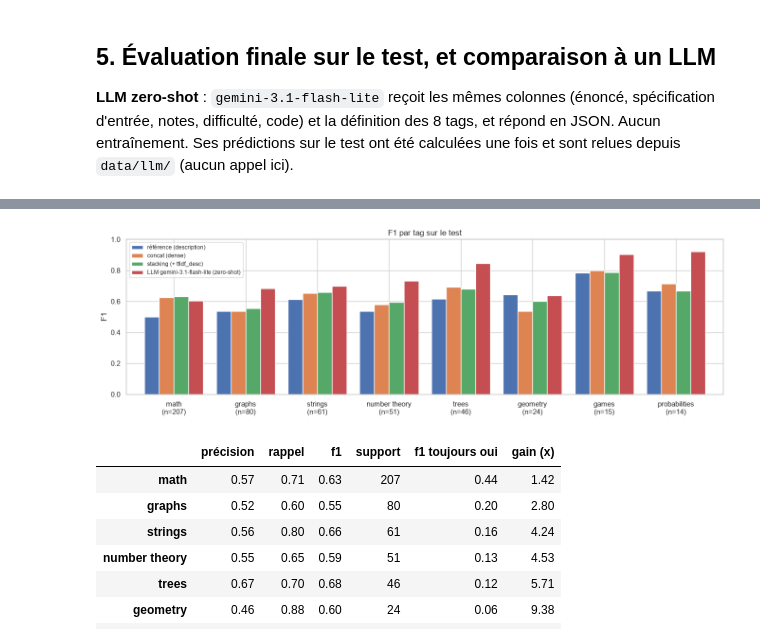
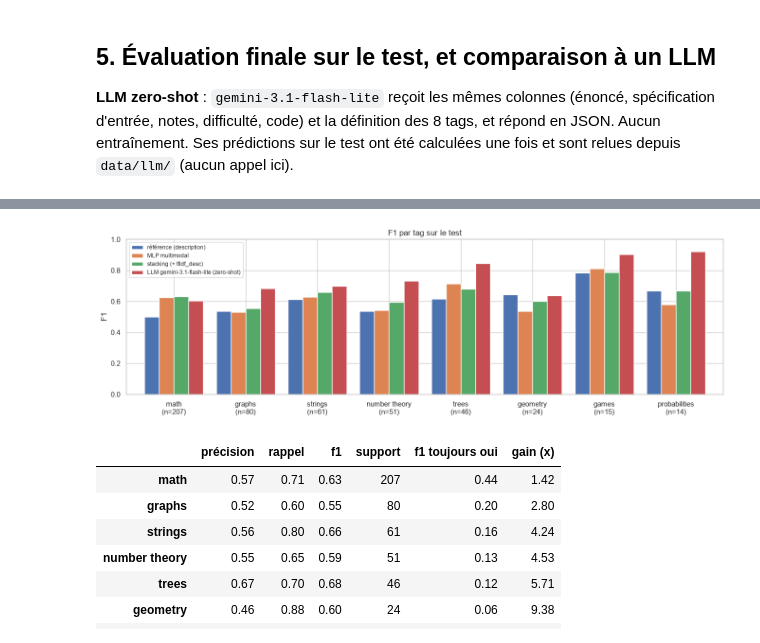
Before and after one commit to ramzinaji/illuin-test, a Jupyter notebook: notebooks_prod/04_multimodal_and_results.ipynb, the cells around one changed output, grey strips where cells are left out. Saved outputs shown, nothing was run; the diff lists cells and outputs as text; code cells hidden in the pictures.

Commit message:
docs(notebooks): add multimodal MLP to 04 and drop BERTopic from 02

```diff
--- a/notebooks_prod/04_multimodal_and_results.ipynb
+++ b/notebooks_prod/04_multimodal_and_results.ipynb
@@ -369,0 +464,23 @@ Variante retenue : + tfidf_desc
+# %%
+start = time.perf_counter()
+mlp_grid = pd.DataFrame(
+    {wd: cross_val_macro_ap(MultimodalMLP(DENSE_BLOCKS, weight_decay=wd)) for wd in (0.3, 1.0, 3.0)},
+    index=["cv_macro_ap", "cv_std"],
+).T.rename_axis("weight_decay")
+BEST_MLP_WD = mlp_grid["cv_macro_ap"].idxmax()
+print(f"Grille MLP (5 graines par fold) en {time.perf_counter() - start:.0f} s ; weight_decay retenu : {BEST_MLP_WD}")
+display(mlp_grid.round(4))
+
+# Apport de la moyenne des graines : même configuration avec une seule graine
+single_seed = cross_val_macro_ap(MultimodalMLP(DENSE_BLOCKS, weight_decay=BEST_MLP_WD, n_seeds=1))
+
+pd.DataFrame(
+    {
+        "concaténation (logistique)": concat_C.loc[BEST_CONCAT_C],
+        "MLP multimodal, 1 graine": single_seed,
+        "MLP multimodal, 5 graines": mlp_grid.loc[BEST_MLP_WD],
+        "stacking (dense)": tfidf_ablation.loc["embeddings + difficulté"],
+        f"stacking ({BEST_VARIANT})": tfidf_ablation.loc[BEST_VARIANT],
+    },
+    index=["cv_macro_ap", "cv_std"],
+).T.round(4)
@@ -400,6 +538,7 @@ BEST_MODEL = f"stacking ({BEST_VARIANT})"
 models = {
     "référence (description)": DescriptionOnly(),
     "concat (dense)": ConcatModel(DENSE_BLOCKS, BEST_CONCAT_C),
+    "MLP multimodal": MultimodalMLP(DENSE_BLOCKS, weight_decay=BEST_MLP_WD),
     "stacking (dense)": StackingModel(DENSE_BLOCKS),
     BEST_MODEL: StackingModel(tfidf_variants[BEST_VARIANT]),
 }
@@ -463,21 +603,21 @@ Prédictions LLM : 726 / 726 exemples
 # %%
 def f1_per_tag(pred: np.ndarray) -> np.ndarray:
     return precision_recall_fscore_support(Y_test, pred, zero_division=0)[2]
 
 
-key_models = ["référence (description)", "concat (dense)", BEST_MODEL] + ([LLM] if LLM in predictions else [])
+key_models = ["référence (description)", "MLP multimodal", BEST_MODEL] + ([LLM] if LLM in predictions else [])
 f1_by_tag = pd.DataFrame({name: f1_per_tag(predictions[name]) for name in key_models}, index=TAGS)
 support = Y_test.sum(axis=0)
 
 fig, ax = plt.subplots(figsize=(13.5, 4.3))
 f1_by_tag.plot.bar(ax=ax, rot=0, width=0.82)
 ax.set(title="F1 par tag sur le test", ylabel="F1", ylim=(0, 1))
 ax.set_xticklabels([f"{t}\n(n={n})" for t, n in zip(TAGS, support)])
 ax.legend(loc="upper left", fontsize=8.5)
 plt.tight_layout()
 plt.show()
 # %% [output]
-[figure, old version]
+[figure, new version]
 # %%
 # Détail du meilleur modèle entraîné, comparé au plancher « toujours oui »
 precision, recall, f1, _ = precision_recall_fscore_support(Y_test, predictions[BEST_MODEL], zero_division=0)
```
Also changed, not shown: parts of 11 cells of this notebook, 2 other files.
